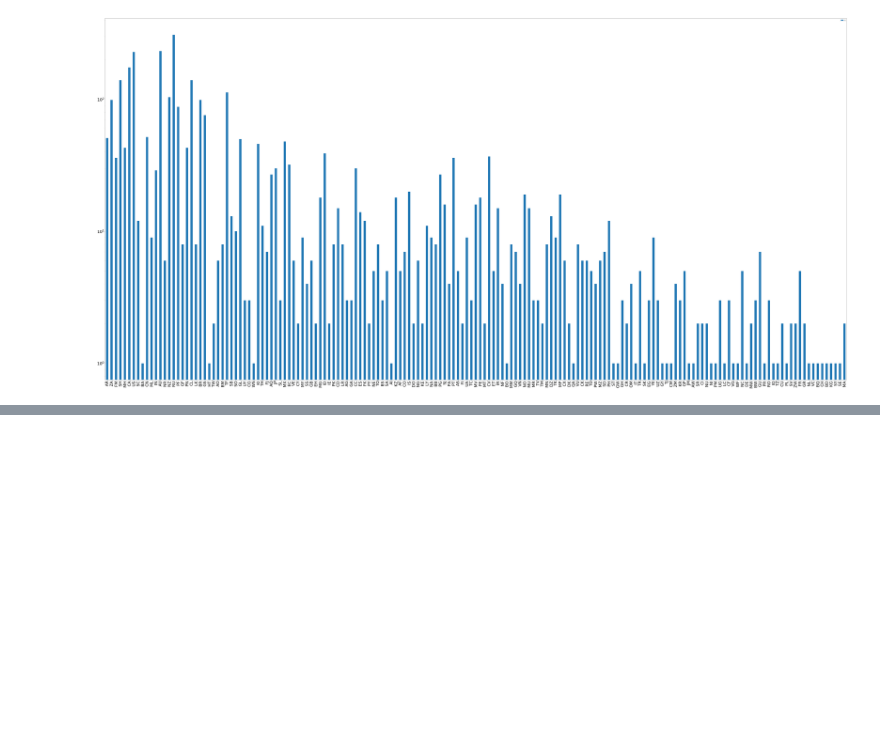
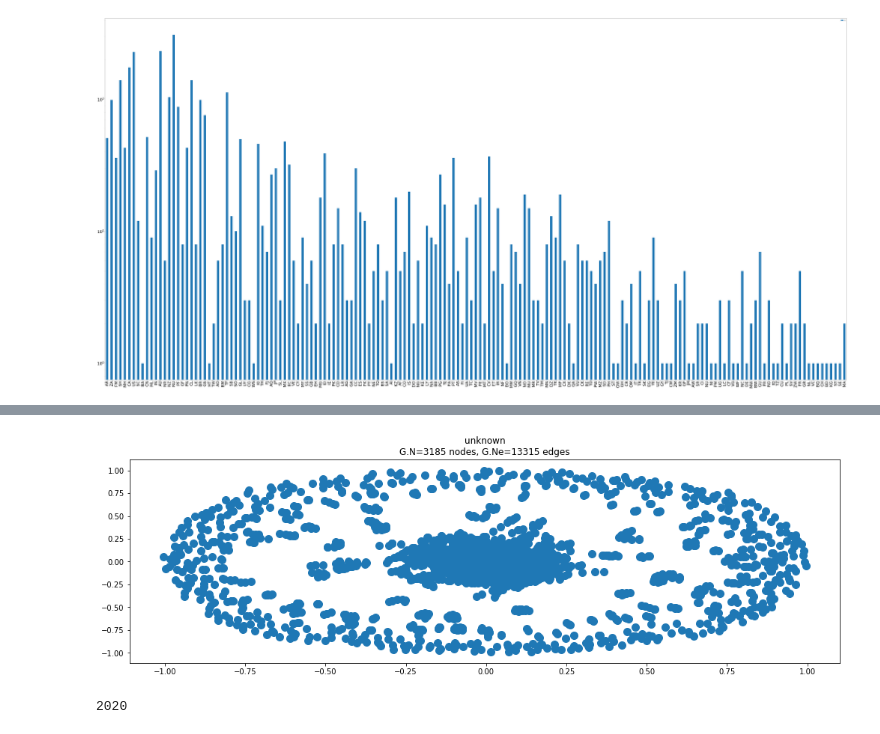
Before and after one commit to lggoch/NTDS_Sat, a Jupyter notebook: Project_Exploratory_Antoine.ipynb, the cells around one changed output, grey strips where cells are left out. Saved outputs shown, nothing was run; the diff lists cells and outputs as text; code cells hidden in the pictures; blank space fills up the shorter version.

```diff
--- a/Project_Exploratory_Antoine.ipynb
+++ b/Project_Exploratory_Antoine.ipynb
@@ -215,0 +235,7 @@ plt.spy(adja)
+# %%
+G = graphs.Graph(test)
+G.set_coordinates('spring')
+
+G.plot()
+# %% [output]
+[figure, added]
@@ -215,0 +245,4 @@ plt.spy(adja)
+# %%
+len(giant_comp)
+# %% [output]
+2020
```
Also changed, not shown: parts of 12 cells of this notebook.
